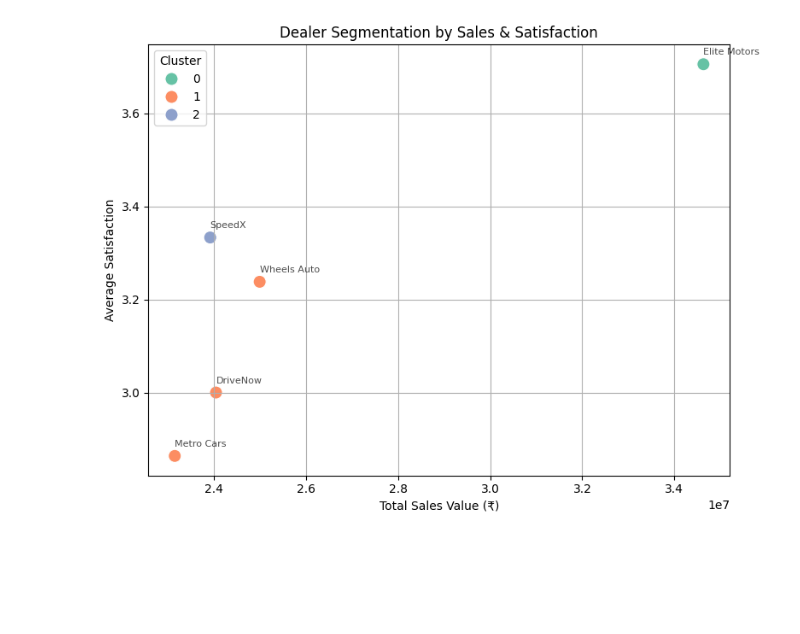
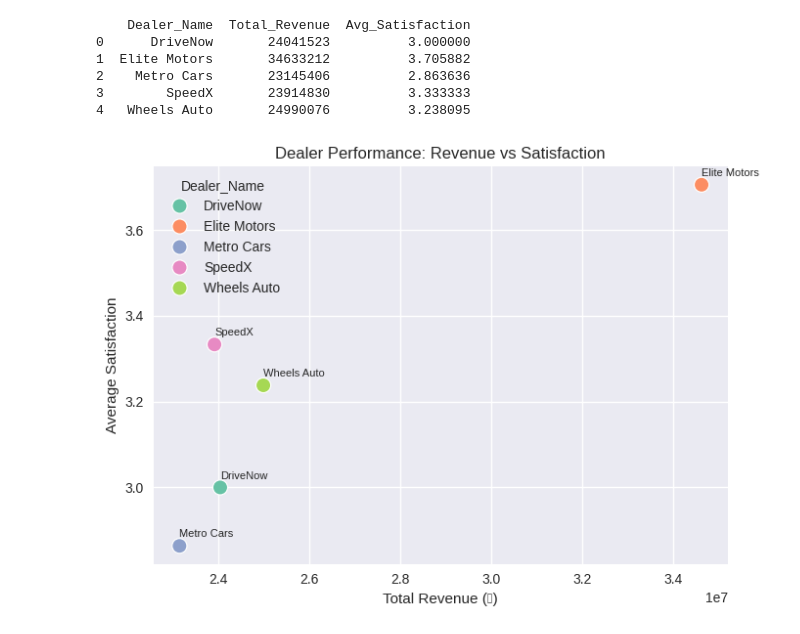
Before and after one commit to Ishita0807/Automobile-Sales-Service-Analytics, a Jupyter notebook: Automobile_sales_and_service_analysis_.ipynb, the cells around one changed output. Drawn from its saved outputs; the diff is of its cells as text; code cells hidden in the pictures; blank space fills up the shorter version.

```diff
--- a/Automobile_sales_and_service_analysis_.ipynb
+++ b/Automobile_sales_and_service_analysis_.ipynb
@@ -448,0 +88,13 @@ print(dealer_merged)
+# %%
+sales_df['Month_Period'] = sales_df['Date'].dt.to_period('M')
+monthly_revenue = sales_df.groupby('Month_Period')['Revenue'].sum().reset_index()
+
+plt.figure(figsize=(10,5))
+plt.plot(monthly_revenue['Month_Period'].astype(str), monthly_revenue['Revenue'], marker='o')
+plt.title("Monthly Revenue Trend")
+plt.xlabel("Month")
+plt.ylabel("Revenue (₹)")
+plt.xticks(rotation=45)
+plt.grid(True)
+plt.tight_layout()
+plt.show()
@@ -449,28 +260,27 @@ print(dealer_merged)
 # %%
-plt.figure(figsize=(8,6))
-sns.scatterplot(
-    data=dealer_merged,
-    x='Total_Sales_Value',
-    y='Avg_Satisfaction',
-    hue='Cluster',
-    palette='Set2',
-    s=120
-)
+sales_by_dealer = sales_df.groupby('Dealer_Name')['Revenue'].sum()
+satisfaction_by_dealer = service_df.groupby('Dealer_Name')['Customer_Satisfaction'].mean()
 
-for _, row in dealer_merged.iterrows():
-    plt.text(
-        row['Total_Sales_Value'],
-        row['Avg_Satisfaction'] + 0.02,
-        row['Dealer_Name'],
-        fontsize=8,
-        alpha=0.7
-    )
+dealer_summary = pd.concat([sales_by_dealer, satisfaction_by_dealer], axis=1).reset_index()
+dealer_summary.columns = ['Dealer_Name', 'Total_Revenue', 'Avg_Satisfaction']
 
-plt.xlabel('Total Sales Value (₹)')
-plt.ylabel('Average Satisfaction')
-plt.title('Dealer Segmentation by Sales & Satisfaction')
+print(dealer_summary)
+
+plt.figure(figsize=(7,5))
+sns.scatterplot(data=dealer_summary, x='Total_Revenue', y='Avg_Satisfaction', hue='Dealer_Name', s=120)
+for _, row in dealer_summary.iterrows():
+    plt.text(row['Total_Revenue'], row['Avg_Satisfaction']+0.02, row['Dealer_Name'], fontsize=8)
+plt.title("Dealer Performance: Revenue vs Satisfaction")
+plt.xlabel("Total Revenue (₹)")
+plt.ylabel("Average Satisfaction")
 plt.grid(True)
 plt.tight_layout()
 plt.show()
 # %% [output]
+    Dealer_Name  Total_Revenue  Avg_Satisfaction
+0      DriveNow       24041523          3.000000
+1  Elite Motors       34633212          3.705882
+2    Metro Cars       23145406          2.863636
+3        SpeedX       23914830          3.333333
+4   Wheels Auto       24990076          3.238095
-[figure, old version]
+[figure, new version]
```
Also changed, not shown: parts of 23 cells of this notebook.
